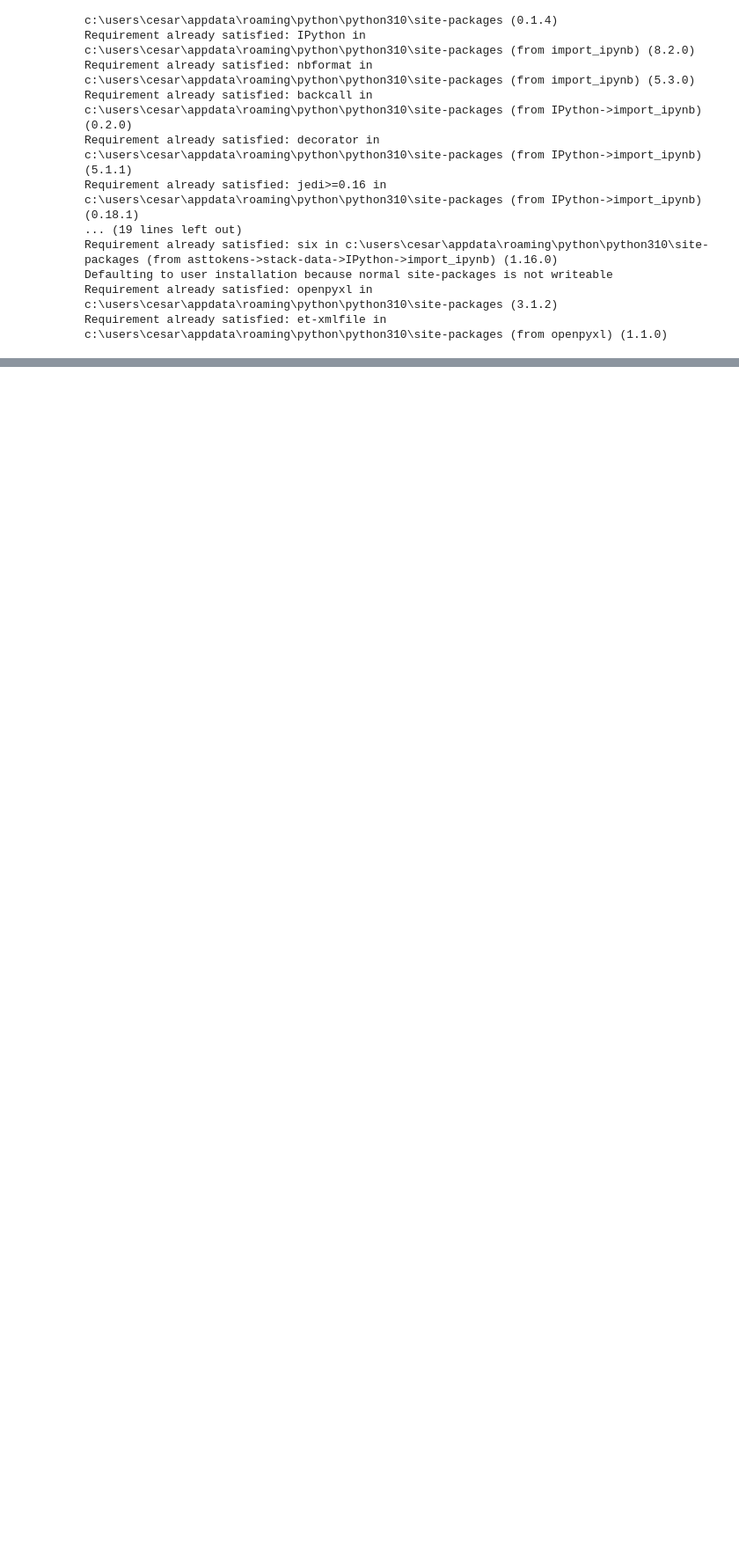
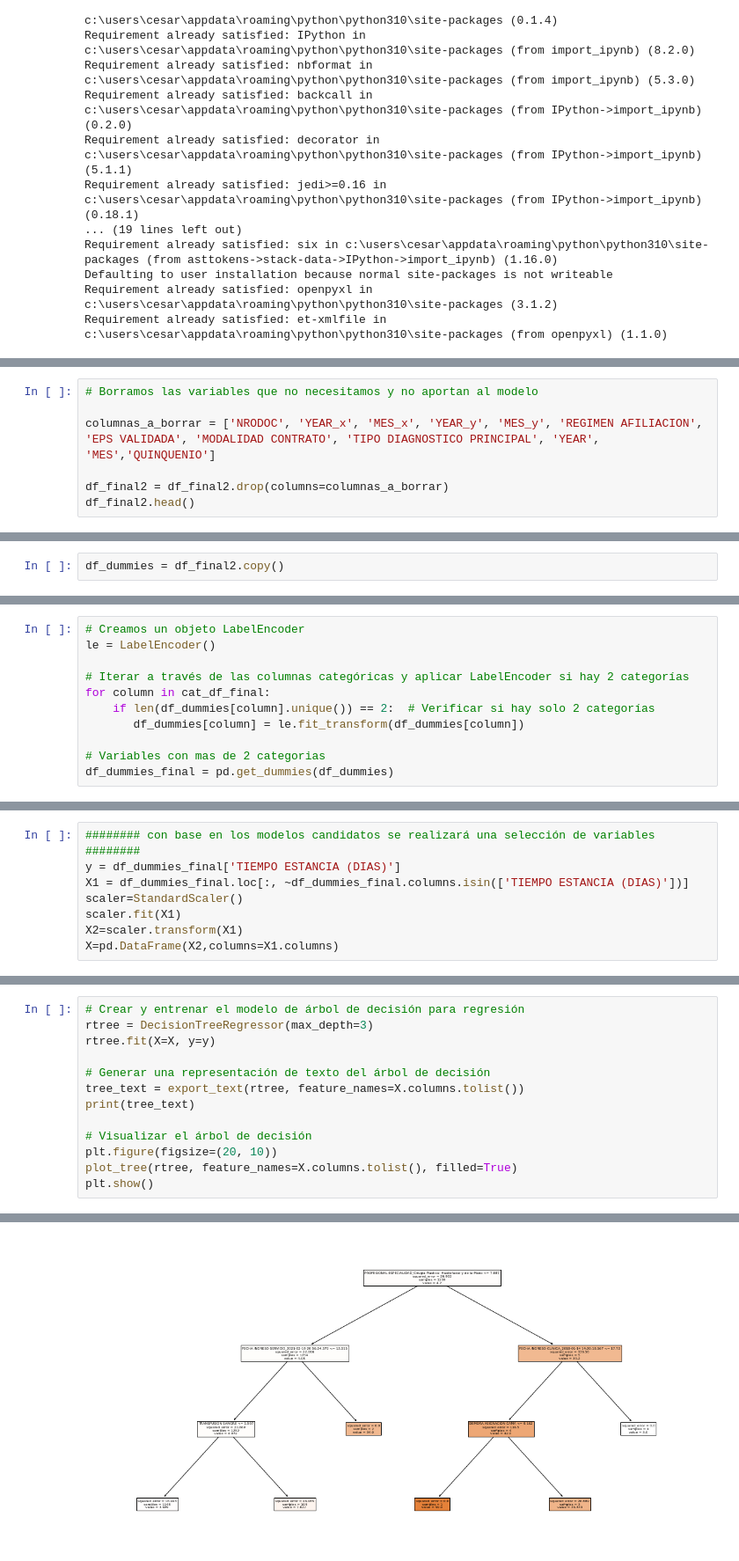
Before and after one commit to veronica1908/SALUD_E3_AIII, a Jupyter notebook: b_modelo.ipynb, the cells around one changed output, grey strips where cells are left out. Shown at 88% size. Drawn from its saved outputs; the diff is of its cells as text; blank space fills up the shorter version.

Commit message:
Avances modelo

```diff
--- a/b_modelo.ipynb
+++ b/b_modelo.ipynb
@@ -69,0 +108,7 @@ df2016
+# %%
+# Borramos las variables que no necesitamos y no aportan al modelo
+
+columnas_a_borrar = ['NRODOC', 'YEAR_x', 'MES_x', 'YEAR_y', 'MES_y', 'REGIMEN AFILIACION', 'EPS VALIDADA', 'MODALIDAD CONTRATO', 'TIPO DIAGNOSTICO PRINCIPAL', 'YEAR', 'MES','QUINQUENIO']
+
+df_final2 = df_final2.drop(columns=columnas_a_borrar)
+df_final2.head()
@@ -69,0 +124,2 @@ df2016
+# %%
+df_dummies = df_final2.copy()
@@ -69,0 +169,11 @@ df2016
+# %%
+# Creamos un objeto LabelEncoder
+le = LabelEncoder()
+
+# Iterar a través de las columnas categóricas y aplicar LabelEncoder si hay 2 categorías
+for column in cat_df_final:
+    if len(df_dummies[column].unique()) == 2:  # Verificar si hay solo 2 categorías
+       df_dummies[column] = le.fit_transform(df_dummies[column])
+
+# Variables con mas de 2 categorias
+df_dummies_final = pd.get_dummies(df_dummies)
@@ -69,0 +192,8 @@ df2016
+# %%
+######## con base en los modelos candidatos se realizará una selección de variables ########
+y = df_dummies_final['TIEMPO ESTANCIA (DIAS)']
+X1 = df_dummies_final.loc[:, ~df_dummies_final.columns.isin(['TIEMPO ESTANCIA (DIAS)'])]
+scaler=StandardScaler()
+scaler.fit(X1)
+X2=scaler.transform(X1)
+X=pd.DataFrame(X2,columns=X1.columns)
@@ -69,0 +202,14 @@ df2016
+# %%
+# Crear y entrenar el modelo de árbol de decisión para regresión
+rtree = DecisionTreeRegressor(max_depth=3)
+rtree.fit(X=X, y=y)
+
+# Generar una representación de texto del árbol de decisión
+tree_text = export_text(rtree, feature_names=X.columns.tolist())
+print(tree_text)
+
+# Visualizar el árbol de decisión
+plt.figure(figsize=(20, 10))
+plot_tree(rtree, feature_names=X.columns.tolist(), filled=True)
+plt.show()
+# %% [output]
@@ -69,0 +232 @@ df2016
+[figure, added]
```
Also changed, not shown: parts of 12 cells of this notebook.
